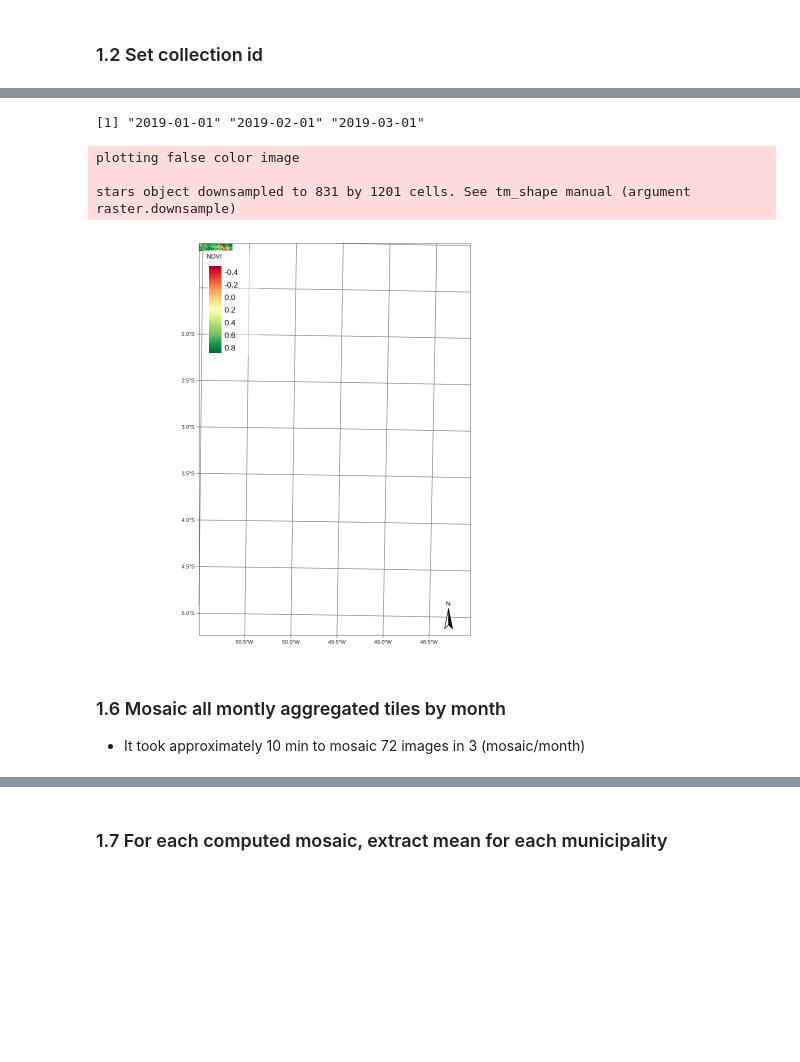
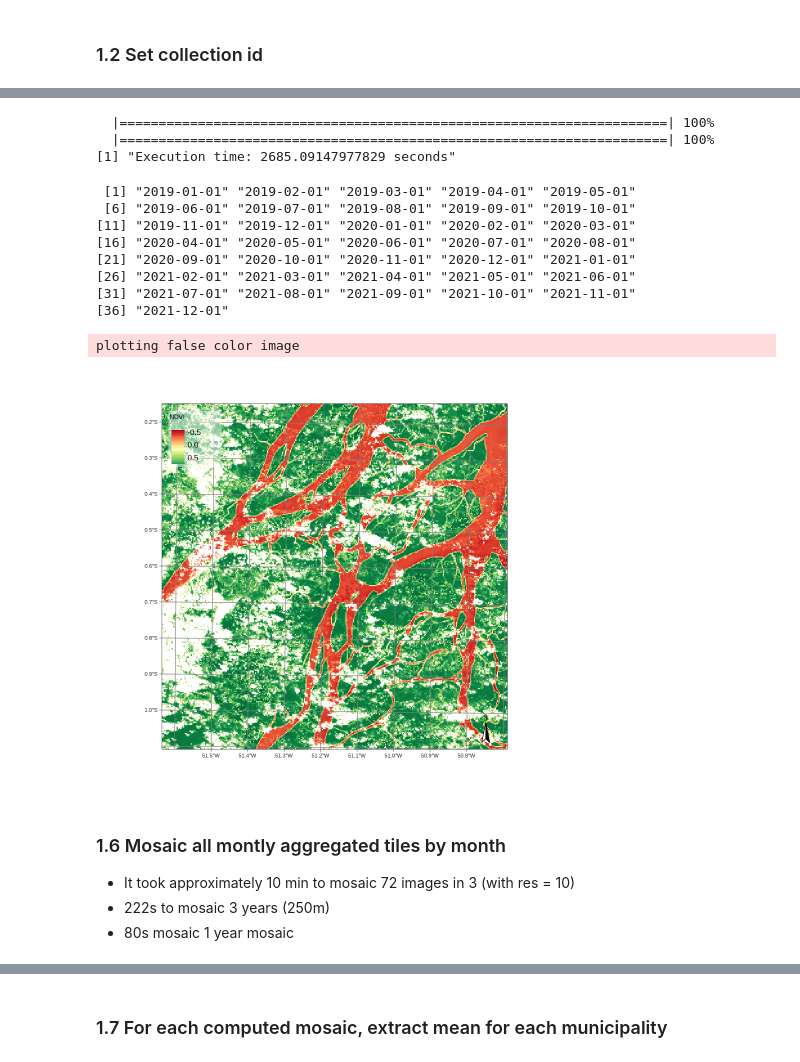
Before and after one commit to Harmonize-Brazil/annual-meeting-bdclab-demo, a Jupyter notebook: 3.compute_ndvi_csv.ipynb, the cells around one changed output, grey strips where cells are left out. Drawn from its saved outputs; the diff is of its cells as text; code cells hidden in the pictures; blank space fills up the shorter version.

Commit message:
:sparkles: Add ndvi notebook outputs

```diff
--- a/3.compute_ndvi_csv.ipynb
+++ b/3.compute_ndvi_csv.ipynb
@@ -57,13 +73,15 @@ sits_config(config_user_file = "config.yaml")
 # %% [markdown]
 ### Set constants
 # %%
-MULTICORES <- 3L
-# MULTICORES <- 60L
+# MULTICORES <- 3L
+MULTICORES <- 2L
 
-FINAL_CSV_PREFIX <- "data_36_months_"
+# FINAL_CSV_PREFIX <- "data_36_months_"
+FINAL_CSV_PREFIX <- "data_2019_ndvi"
 
 START_DATE <- "2019-01-01"
-END_DATE <- "2019-03-30"
+# END_DATE <- "2021-12-31"
+END_DATE <- "2019-12-31"
 # %% [markdown]
 ### Get ROI and BBOX
 # %%
@@ -219,14 +251,16 @@ A matrix: 6 × 24
 # %%
+# cube_local <- s2_cube
+
 st <- Sys.time()
 s2_regular_cube <- sits_regularize(
   cube_local,
-  res = 10,
-  # res = 60,
+  res = 250,
   output_dir = MONTHLY_IMAGES_FOLDER,
   period = "P1M",
   multicores = MULTICORES
 )
-print(paste0("Execution time: ", Sys.time() - st))
+proc_time_s <- difftime(Sys.time(), st, units = "secs")
+print(paste0("Execution time: ", proc_time_s, " seconds"))
 
 sits_timeline(s2_regular_cube)
 plot(s2_regular_cube, band = "NDVI", time = 1)
@@ -236,10 +270,20 @@ plot(s2_regular_cube, band = "NDVI", time = 1)
-[1] "2019-01-01" "2019-02-01" "2019-03-01"
+  |======================================================================| 100%
+  |======================================================================| 100%
+[1] "Execution time: 2685.09147977829 seconds"
-plotting false color image
-
-stars object downsampled to 831 by 1201 cells. See tm_shape manual (argument raster.downsample)
+ [1] "2019-01-01" "2019-02-01" "2019-03-01" "2019-04-01" "2019-05-01"
+ [6] "2019-06-01" "2019-07-01" "2019-08-01" "2019-09-01" "2019-10-01"
+[11] "2019-11-01" "2019-12-01" "2020-01-01" "2020-02-01" "2020-03-01"
+[16] "2020-04-01" "2020-05-01" "2020-06-01" "2020-07-01" "2020-08-01"
+[21] "2020-09-01" "2020-10-01" "2020-11-01" "2020-12-01" "2021-01-01"
+[26] "2021-02-01" "2021-03-01" "2021-04-01" "2021-05-01" "2021-06-01"
+[31] "2021-07-01" "2021-08-01" "2021-09-01" "2021-10-01" "2021-11-01"
+[36] "2021-12-01"
+plotting false color image
-[figure, old version]
+[figure, new version]
 # %% [markdown]
 ### 1.6 Mosaic all montly aggregated tiles by month
-- It took approximately 10 min to mosaic 72 images in 3 (mosaic/month)
+- It took approximately 10 min to mosaic 72 images in 3 (with res = 10)
+- 222s to mosaic 3 years (250m)
+- 80s mosaic 1 year mosaic
 # %%
 st <- Sys.time()
```
Also changed, not shown: parts of 16 cells of this notebook.
